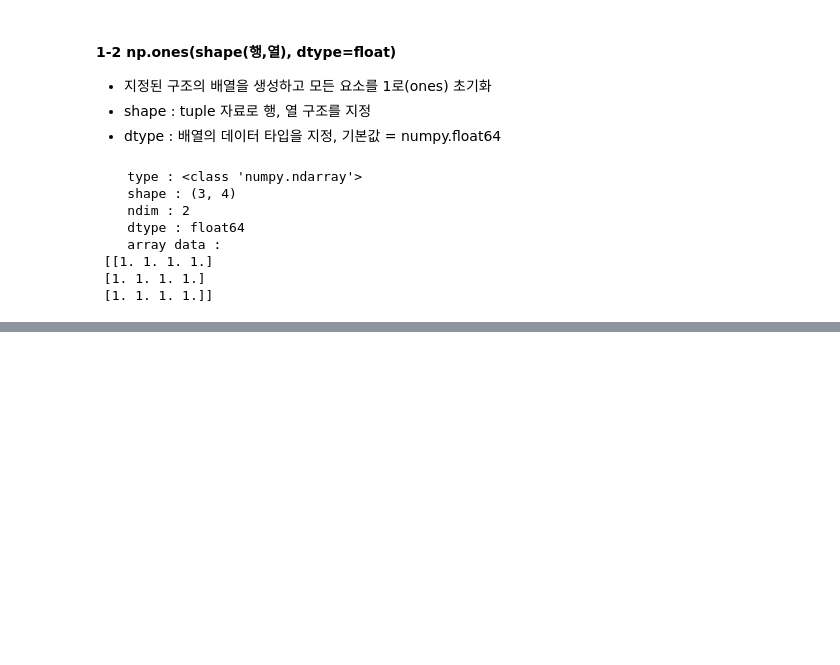
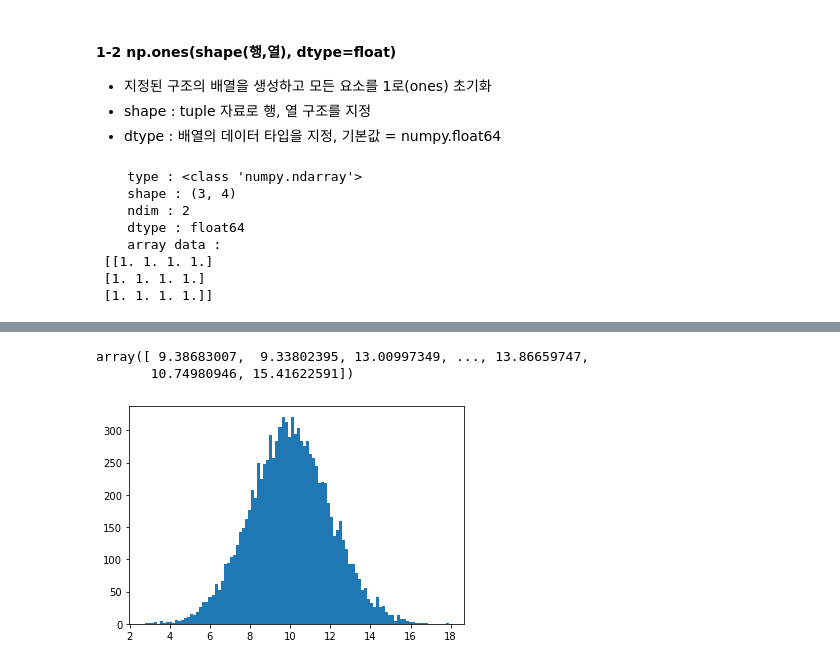
Before and after one commit to iwalkbyfaith/python_basic, a Jupyter notebook: 넘파이/2022.06.07 numpy 기초.ipynb, the cells around one changed output, grey strips where cells are left out. Saved outputs shown, nothing was run; the diff lists cells and outputs as text; code cells hidden in the pictures; blank space fills up the shorter version.

```diff
--- a/넘파이/2022.06.07 numpy 기초.ipynb
+++ b/넘파이/2022.06.07 numpy 기초.ipynb
@@ -328,0 +744,13 @@ np_print(arr)
+# %%
+# 🔴 정규분포 데이터로 이루어진 배열에 대한 시각화
+
+## 🔸 평균 10, 표준편차 2인 표준 정규분포에서 추출한 10000개의 데이터
+
+## 1표준편차 : 8~12가 70% 구간임.
+## 2표준편차 : 6~14는 95% 구간임.(아주 정확하게 구하자면 6.08 ~ 13.92 => 2 * 1.96)
+
+data = np.random.normal(10,2, 10000)
+data
+# %% [output]
+array([ 9.38683007,  9.33802395, 13.00997349, ..., 13.86659747,
+       10.74980946, 15.41622591])
@@ -328,0 +760,12 @@ np_print(arr)
+# %%
+## 🔸 100개 구간으로 구분한 분포
+
+# bins : 구간의 개수 -> bins가 작을수록 세분화됨
+plt.hist(data, bins=100)
+plt.show()
+
+### 70% : 8 ~ 12
+### 95% : 6 ~ 14
+### 99.7% : 4 ~ 16
+# %% [output]
+[figure, added]
```
Also changed, not shown: parts of 50 cells of this notebook, 1 other file.
